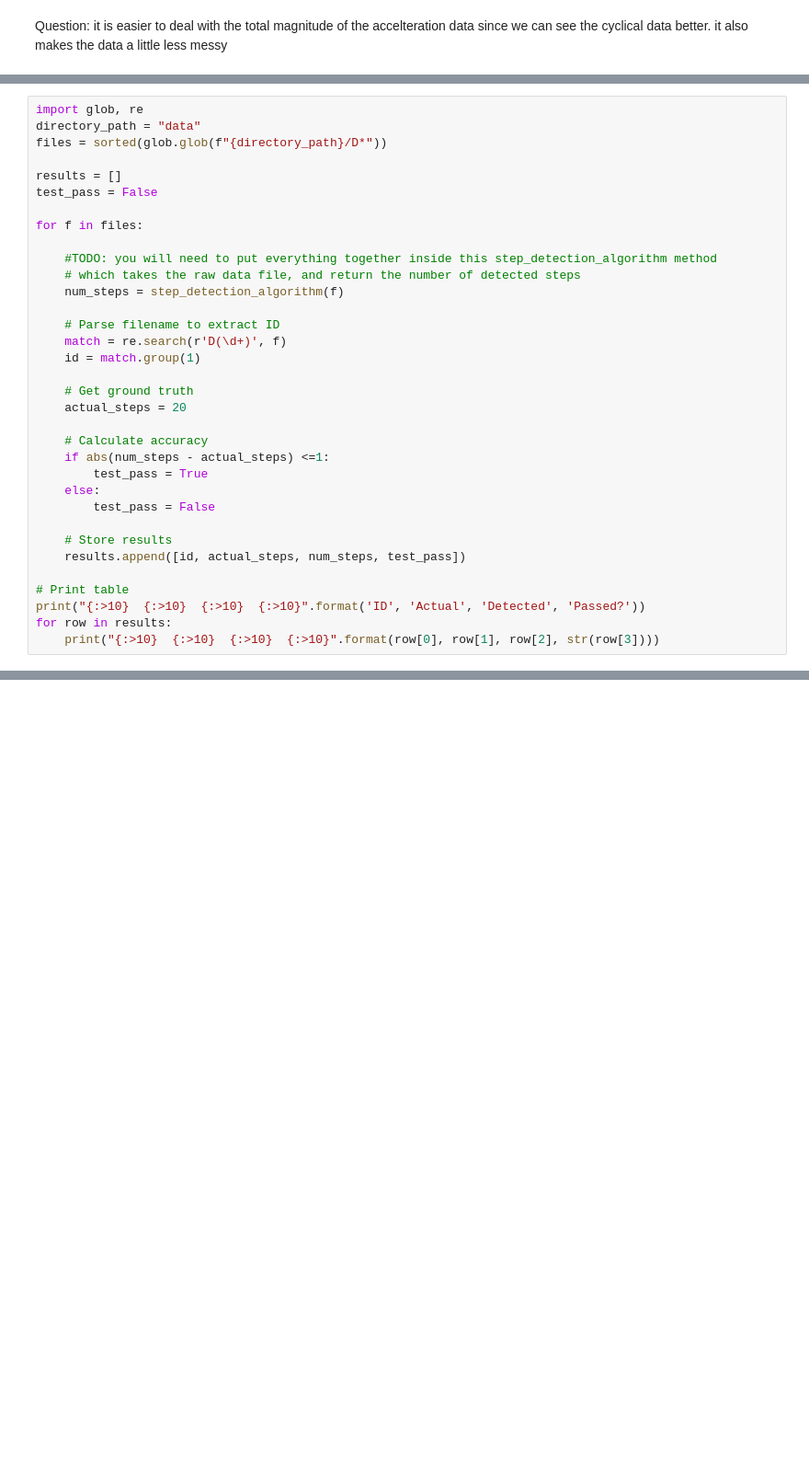
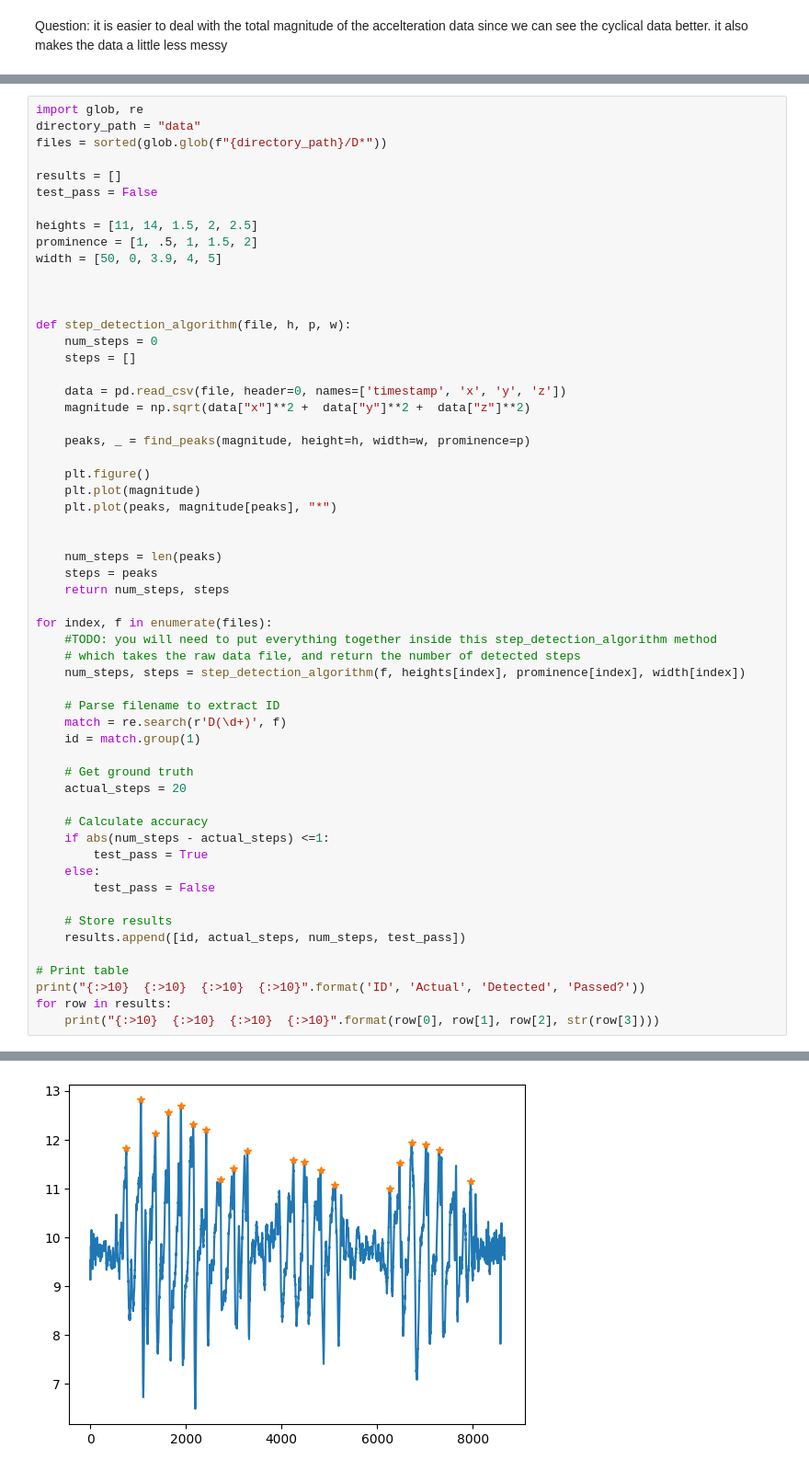
Before and after one commit to PickleLily/step_tracker, a Jupyter notebook: Part 1/step-counting-algorithm-starter/step counting starter.ipynb, the cells around one changed output, grey strips where cells are left out. Shown at 92% size. Cells and saved outputs as stored; diff of their text form; blank space fills up the shorter version.

```diff
--- a/Part 1/step-counting-algorithm-starter/step counting starter.ipynb
+++ b/Part 1/step-counting-algorithm-starter/step counting starter.ipynb
@@ -396,11 +325,34 @@ files = sorted(glob.glob(f"{directory_path}/D*"))
 results = []
 test_pass = False
 
-for f in files:
+heights = [11, 14, 1.5, 2, 2.5]
+prominence = [1, .5, 1, 1.5, 2]
+width = [50, 0, 3.9, 4, 5]
 
+
+
+def step_detection_algorithm(file, h, p, w):
+    num_steps = 0
+    steps = []
+
+    data = pd.read_csv(file, header=0, names=['timestamp', 'x', 'y', 'z'])
+    magnitude = np.sqrt(data["x"]**2 +  data["y"]**2 +  data["z"]**2)
+
+    peaks, _ = find_peaks(magnitude, height=h, width=w, prominence=p)
+
+    plt.figure()
+    plt.plot(magnitude)
+    plt.plot(peaks, magnitude[peaks], "*")
+
+
+    num_steps = len(peaks)
+    steps = peaks
+    return num_steps, steps
+
+for index, f in enumerate(files):
     #TODO: you will need to put everything together inside this step_detection_algorithm method
     # which takes the raw data file, and return the number of detected steps
-    num_steps = step_detection_algorithm(f)
+    num_steps, steps = step_detection_algorithm(f, heights[index], prominence[index], width[index])
 
     # Parse filename to extract ID
     match = re.search(r'D(\d+)', f)
@@ -422,3 +374,4 @@ for f in files:
 print("{:>10}  {:>10}  {:>10}  {:>10}".format('ID', 'Actual', 'Detected', 'Passed?'))
 for row in results:
     print("{:>10}  {:>10}  {:>10}  {:>10}".format(row[0], row[1], row[2], str(row[3])))
+# %% [output]
@@ -424,0 +384 @@ for row in results:
+[figure, added]
```
Also changed, not shown: parts of 7 cells of this notebook.
